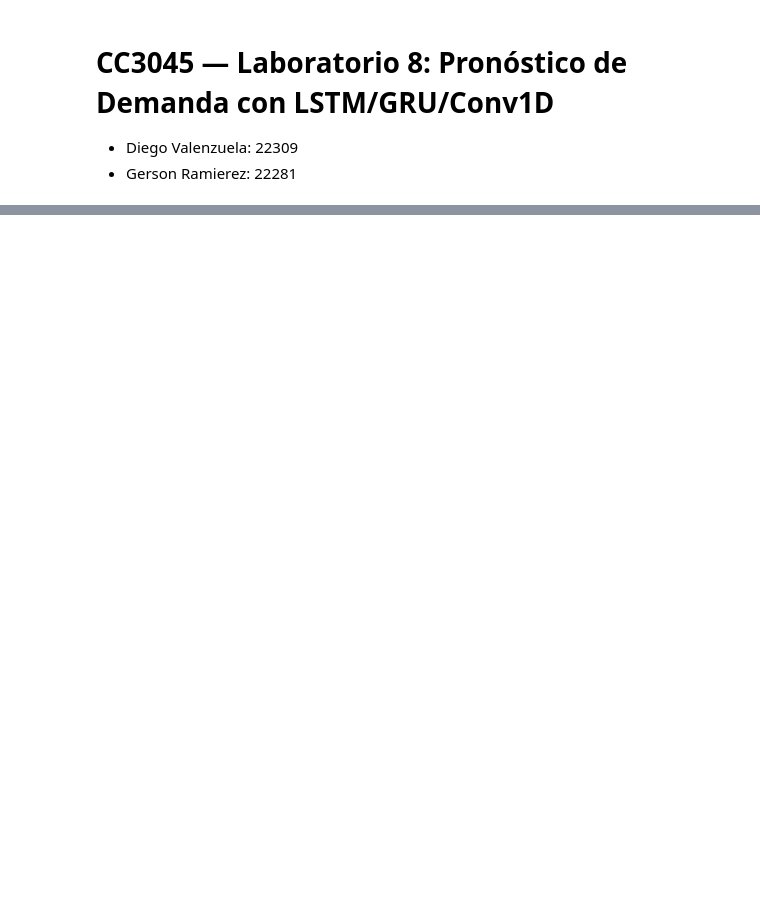
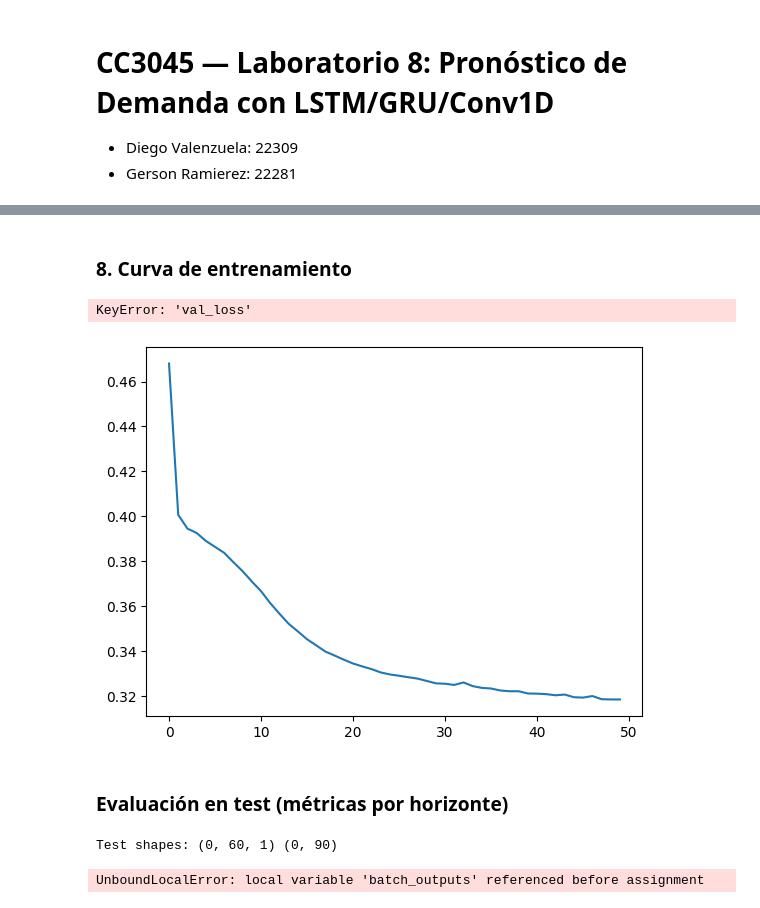
Before and after one commit to Diegoval-Dev/DeL-Lab8, a Jupyter notebook: Laboratorio8.ipynb, the cells around one changed output, grey strips where cells are left out. Saved outputs shown, nothing was run; the diff lists cells and outputs as text; code cells hidden in the pictures; blank space fills up the shorter version.

```diff
--- a/Laboratorio8.ipynb
+++ b/Laboratorio8.ipynb
@@ -215,0 +102,5 @@ KeyboardInterrupt:
+# %%
+df = pd.read_csv(TRAIN_FP, parse_dates=["date"])
+df = df.sort_values(["store","item","date"]).reset_index(drop=True)
+df.info()
+df.head()
@@ -215,0 +247,5 @@ KeyboardInterrupt:
+# %%
+X_train = X_train[..., None]
+X_val   = X_val[..., None]
+
+X_train.shape, X_val.shape
@@ -215,0 +256,16 @@ KeyboardInterrupt:
+# %%
+tf.keras.backend.clear_session()
+inputs = keras.Input(shape=(WINDOW,1))
+x = layers.LSTM(128, return_sequences=True)(inputs)
+x = layers.Dropout(0.2)(x)
+x = layers.LSTM(64)(x)
+x = layers.Dropout(0.2)(x)
+outputs = layers.Dense(HORIZON)(x)
+
+model = keras.Model(inputs, outputs)
+model.compile(
+    optimizer=keras.optimizers.Adam(learning_rate=1e-3),
+    loss="mse",
+    metrics=[keras.metrics.MeanAbsoluteError(name="mae")]
+)
+model.summary()
@@ -215,0 +292,13 @@ KeyboardInterrupt:
+# %%
+callbacks = [
+    keras.callbacks.EarlyStopping(patience=5, restore_best_weights=True, monitor="val_loss")
+]
+
+history = model.fit(
+    X_train, y_train,
+    validation_data=(X_val, y_val),
+    epochs=50,
+    batch_size=256,
+    callbacks=callbacks,
+    verbose=1
+)
@@ -215,0 +343,35 @@ KeyboardInterrupt:
+# %% [markdown]
+### 8. Curva de entrenamiento
+# %%
+plt.figure()
+plt.plot(history.history["loss"], label="train")
+plt.plot(history.history["val_loss"], label="val")
+plt.title("MSE por época")
+plt.legend(); plt.show()
+# %% [output]
+KeyError: 'val_loss'
+[figure, added]
+# %% [markdown]
+### Evaluación en test (métricas por horizonte)
+# %%
+# Construye ventanas en test (usa historia en test_s; puede quedar menos denso)
+X_test, y_test = build_dataset(df_test_s, window=WINDOW, horizon=HORIZON)
+X_test = X_test[..., None]
+print("Test shapes:", X_test.shape, y_test.shape)
+
+# Predicción estandarizada
+y_pred_std = model.predict(X_test, verbose=0)
+
+# Para métricas en ventas originales, re-escala por serie.
+# Opción simple: métricas en espacio estandarizado. Opción completa: reconstrucción por ventana y serie.
+# Aquí daremos métricas en estándar (consistente con entrenamiento) + ejemplo de desestandarización para plotting.
+
+from sklearn.metrics import mean_absolute_error, mean_squared_error
+
+mae = mean_absolute_error(y_test.ravel(), y_pred_std.ravel())
+mse = mean_squared_error(y_test.ravel(), y_pred_std.ravel())
+rmse = math.sqrt(mse)
+print(f"MAE(std)={mae:.4f}  MSE(std)={mse:.4f}  RMSE(std)={rmse:.4f}")
+# %% [output]
+Test shapes: (0, 60, 1) (0, 90)
+UnboundLocalError: local variable 'batch_outputs' referenced before assignment
```
Also changed, not shown: parts of 40 cells of this notebook, 1 other file.
